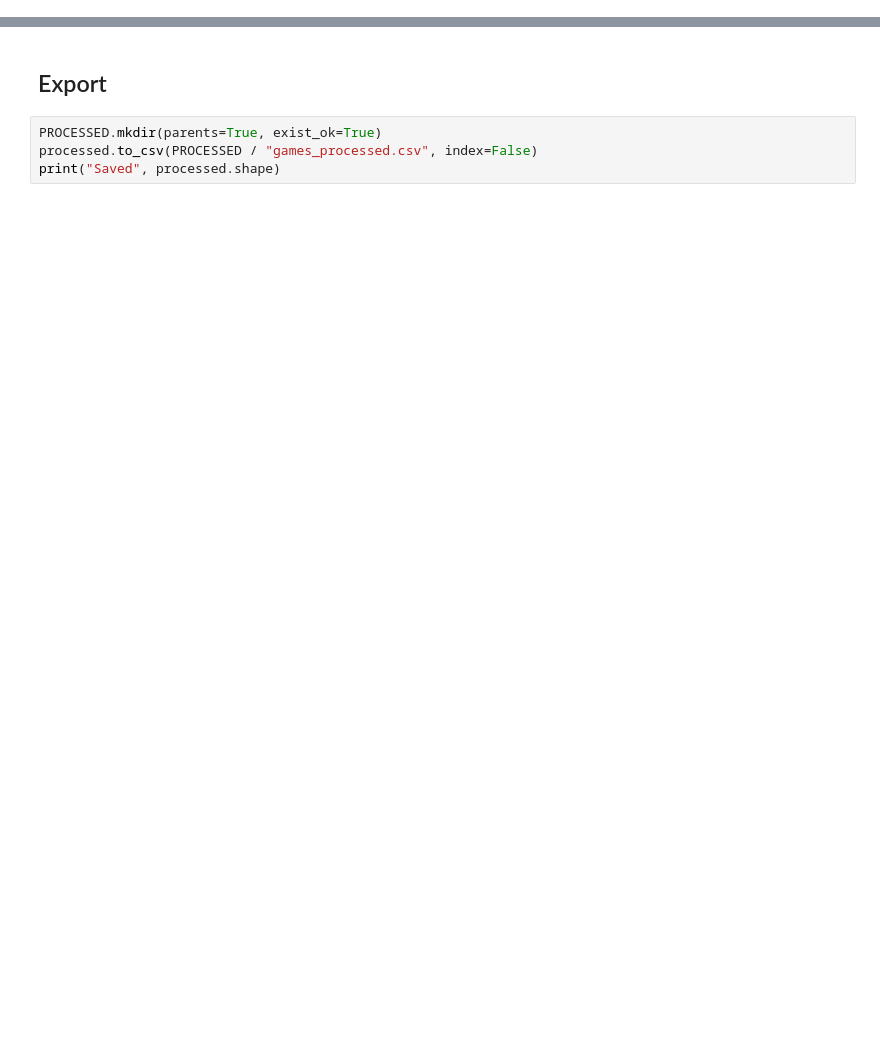
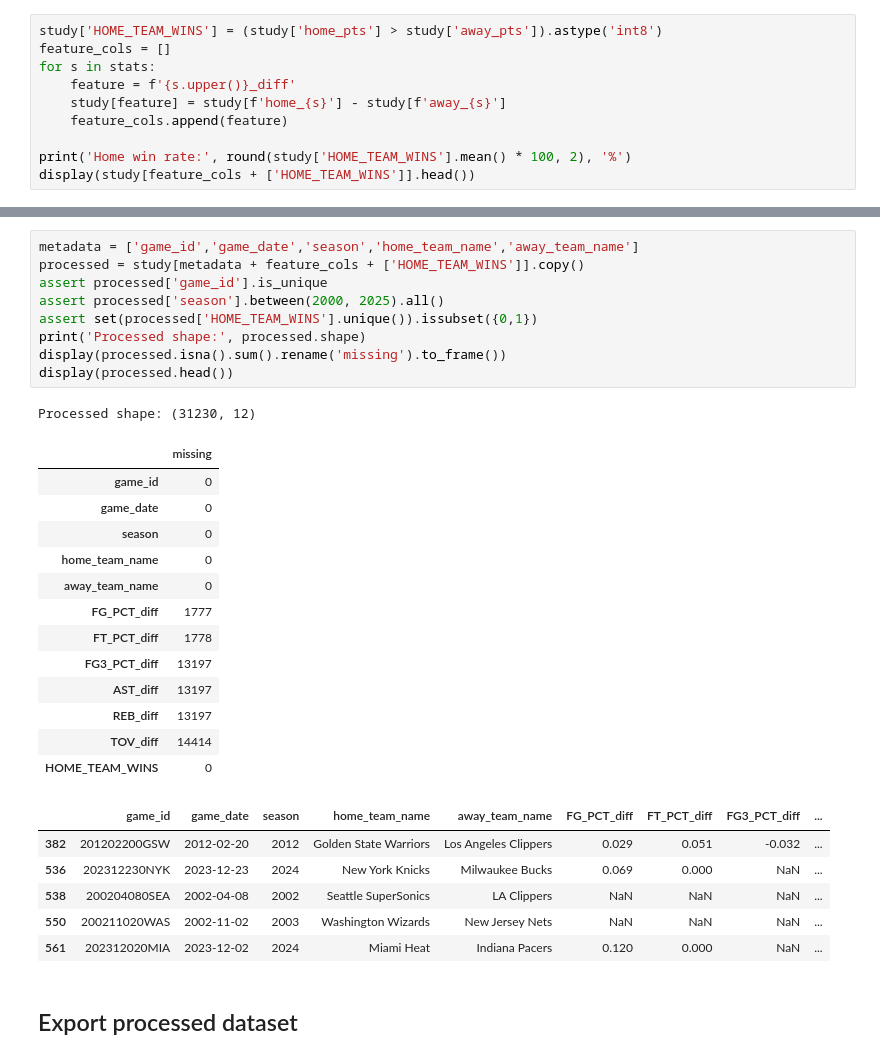
Before and after one commit to DannieciaGray/csc3780-nba-win-prediction, a Jupyter notebook: notebooks/02_preprocessing.ipynb, the cells around one changed output, grey strips where cells are left out. Cells and saved outputs as stored; diff of their text form; blank space fills up the shorter version.

```diff
--- a/notebooks/02_preprocessing.ipynb
+++ b/notebooks/02_preprocessing.ipynb
@@ -43,0 +153,10 @@ processed.head()
+# %%
+study['HOME_TEAM_WINS'] = (study['home_pts'] > study['away_pts']).astype('int8')
+feature_cols = []
+for s in stats:
+    feature = f'{s.upper()}_diff'
+    study[feature] = study[f'home_{s}'] - study[f'away_{s}']
+    feature_cols.append(feature)
+
+print('Home win rate:', round(study['HOME_TEAM_WINS'].mean() * 100, 2), '%')
+display(study[feature_cols + ['HOME_TEAM_WINS']].head())
@@ -44,6 +174,32 @@ processed.head()
+# %%
+metadata = ['game_id','game_date','season','home_team_name','away_team_name']
+processed = study[metadata + feature_cols + ['HOME_TEAM_WINS']].copy()
+assert processed['game_id'].is_unique
+assert processed['season'].between(2000, 2025).all()
+assert set(processed['HOME_TEAM_WINS'].unique()).issubset({0,1})
+print('Processed shape:', processed.shape)
+display(processed.isna().sum().rename('missing').to_frame())
+display(processed.head())
+# %% [output]
+Processed shape: (31230, 12)
+|  | missing |
+| game_id | 0 |
+| game_date | 0 |
+| season | 0 |
+| home_team_name | 0 |
+| away_team_name | 0 |
+| FG_PCT_diff | 1777 |
+| FT_PCT_diff | 1778 |
+| FG3_PCT_diff | 13197 |
+| AST_diff | 13197 |
+| REB_diff | 13197 |
+| TOV_diff | 14414 |
+| HOME_TEAM_WINS | 0 |
+|  | game_id | game_date | season | home_team_name | away_team_name | FG_PCT_diff | FT_PCT_diff | FG3_PCT_diff | ... |
+| 382 | 201202200GSW | 2012-02-20 | 2012 | Golden State Warriors | Los Angeles Clippers | 0.029 | 0.051 | -0.032 | ... |
+| 536 | 202312230NYK | 2023-12-23 | 2024 | New York Knicks | Milwaukee Bucks | 0.069 | 0.000 | NaN | ... |
+| 538 | 200204080SEA | 2002-04-08 | 2002 | Seattle SuperSonics | LA Clippers | NaN | NaN | NaN | ... |
+| 550 | 200211020WAS | 2002-11-02 | 2003 | Washington Wizards | New Jersey Nets | NaN | NaN | NaN | ... |
+| 561 | 202312020MIA | 2023-12-02 | 2024 | Miami Heat | Indiana Pacers | 0.120 | 0.000 | NaN | ... |
 # %% [markdown]
-## Export
+## Export processed dataset
-# %%
-PROCESSED.mkdir(parents=True, exist_ok=True)
-processed.to_csv(PROCESSED / "games_processed.csv", index=False)
-print("Saved", processed.shape)
```
Also changed, not shown: parts of 24 cells of this notebook, 1 other file.
